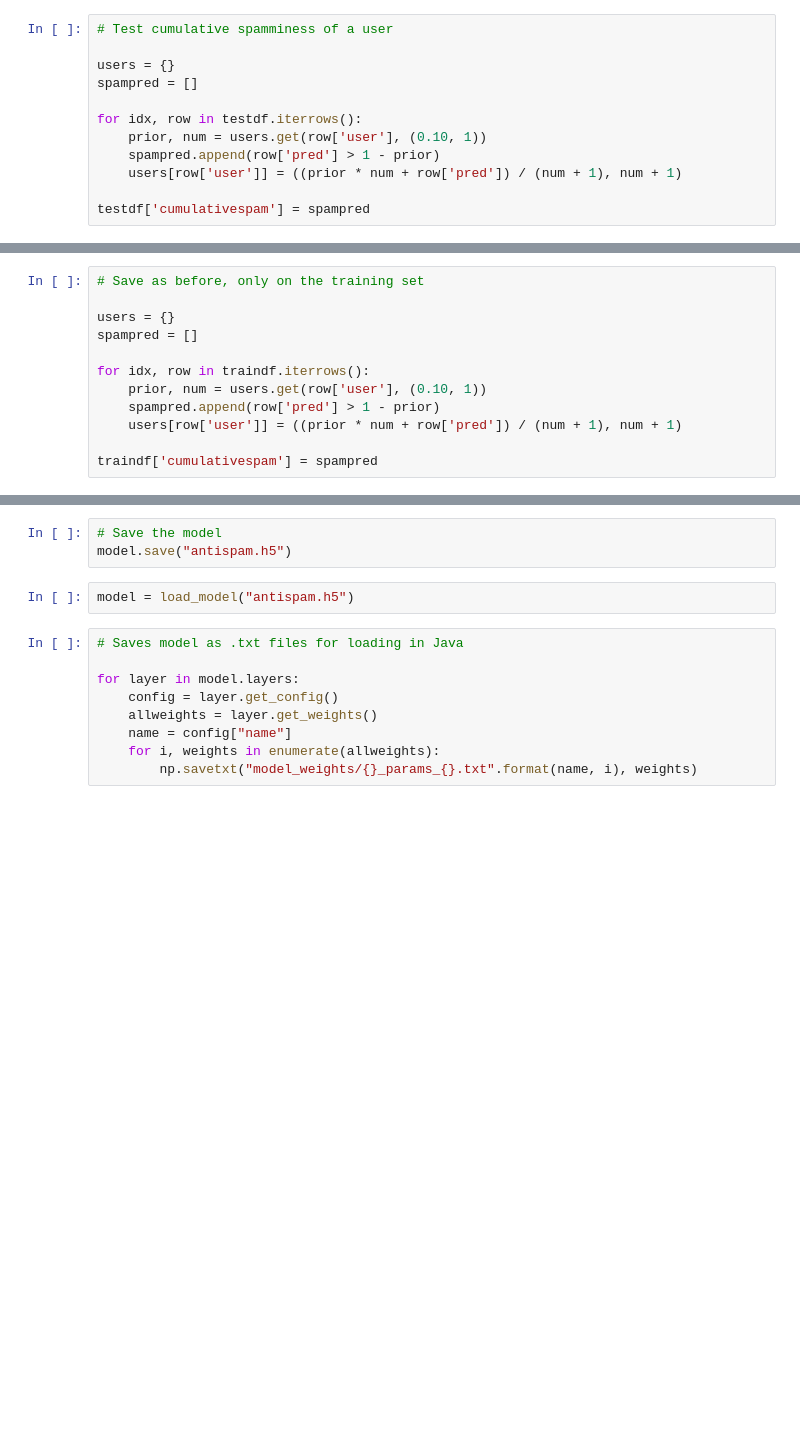
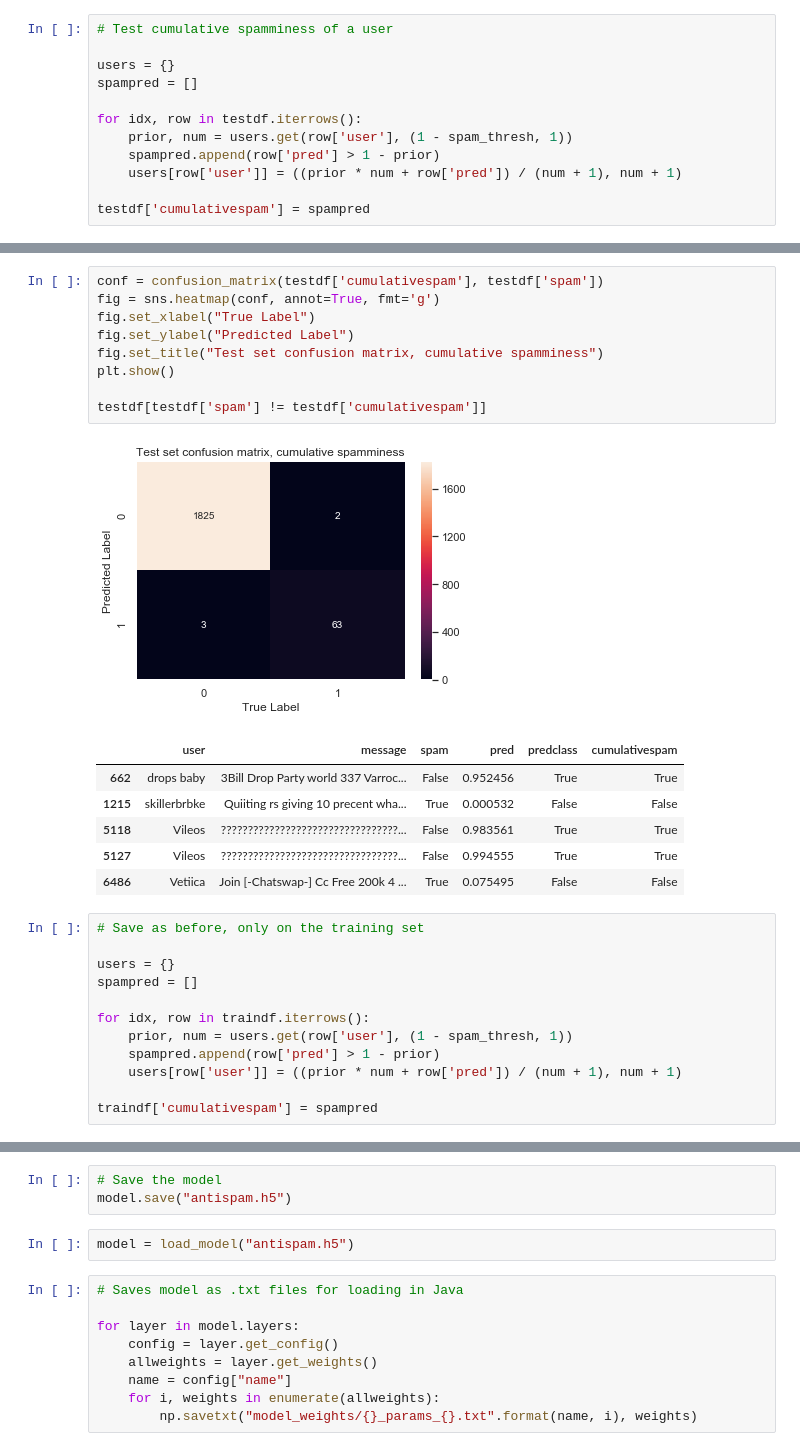
Before and after one commit to naallen/osrs-spam-detection, a Jupyter notebook: train.ipynb, the cells around one changed output, grey strips where cells are left out. Saved outputs shown, nothing was run; the diff lists cells and outputs as text; blank space fills up the shorter version.

```diff
--- a/train.ipynb
+++ b/train.ipynb
@@ -242,7 +241,7 @@ users = {}
 spampred = []
 
 for idx, row in testdf.iterrows():
-    prior, num = users.get(row['user'], (0.10, 1))
+    prior, num = users.get(row['user'], (1 - spam_thresh, 1))
     spampred.append(row['pred'] > 1 - prior)
     users[row['user']] = ((prior * num + row['pred']) / (num + 1), num + 1)
 
@@ -262,3 +249,20 @@ testdf[testdf['spam'] != testdf['cumulativespam']]
+# %%
+conf = confusion_matrix(testdf['cumulativespam'], testdf['spam'])
+fig = sns.heatmap(conf, annot=True, fmt='g')
+fig.set_xlabel("True Label")
+fig.set_ylabel("Predicted Label")
+fig.set_title("Test set confusion matrix, cumulative spamminess")
+plt.show()
+
+testdf[testdf['spam'] != testdf['cumulativespam']]
+# %% [output]
+[figure, added]
+|  | user | message | spam | pred | predclass | cumulativespam |
+| 662 | drops baby | 3Bill Drop Party world 337 Varroc... | False | 0.952456 | True | True |
+| 1215 | skillerbrbke | Quiiting rs giving 10 precent wha... | True | 0.000532 | False | False |
+| 5118 | Vileos | ?????????????????????????????????... | False | 0.983561 | True | True |
+| 5127 | Vileos | ?????????????????????????????????... | False | 0.994555 | True | True |
+| 6486 | Vetiica | Join [-Chatswap-] Cc Free 200k 4 ... | True | 0.075495 | False | False |
 # %%
 # Save as before, only on the training set
 
@@ -266,7 +270,7 @@ users = {}
 spampred = []
 
 for idx, row in traindf.iterrows():
-    prior, num = users.get(row['user'], (0.10, 1))
+    prior, num = users.get(row['user'], (1 - spam_thresh, 1))
     spampred.append(row['pred'] > 1 - prior)
     users[row['user']] = ((prior * num + row['pred']) / (num + 1), num + 1)
 
```
Also changed, not shown: parts of 15 cells of this notebook, 2 other files.
